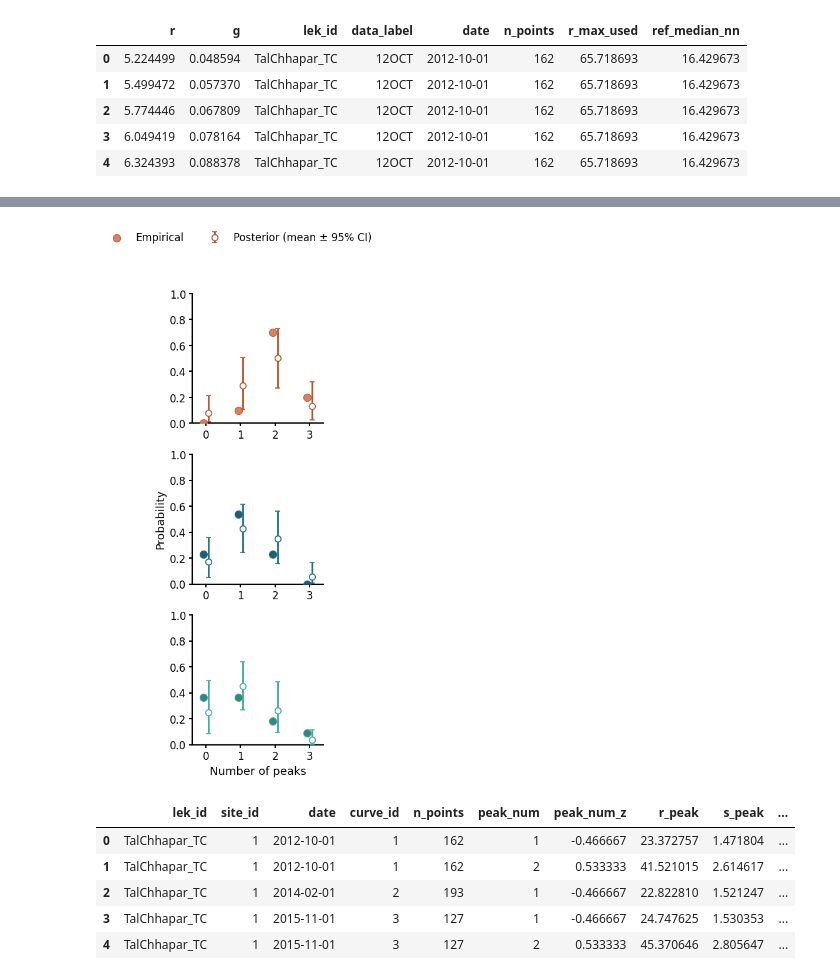
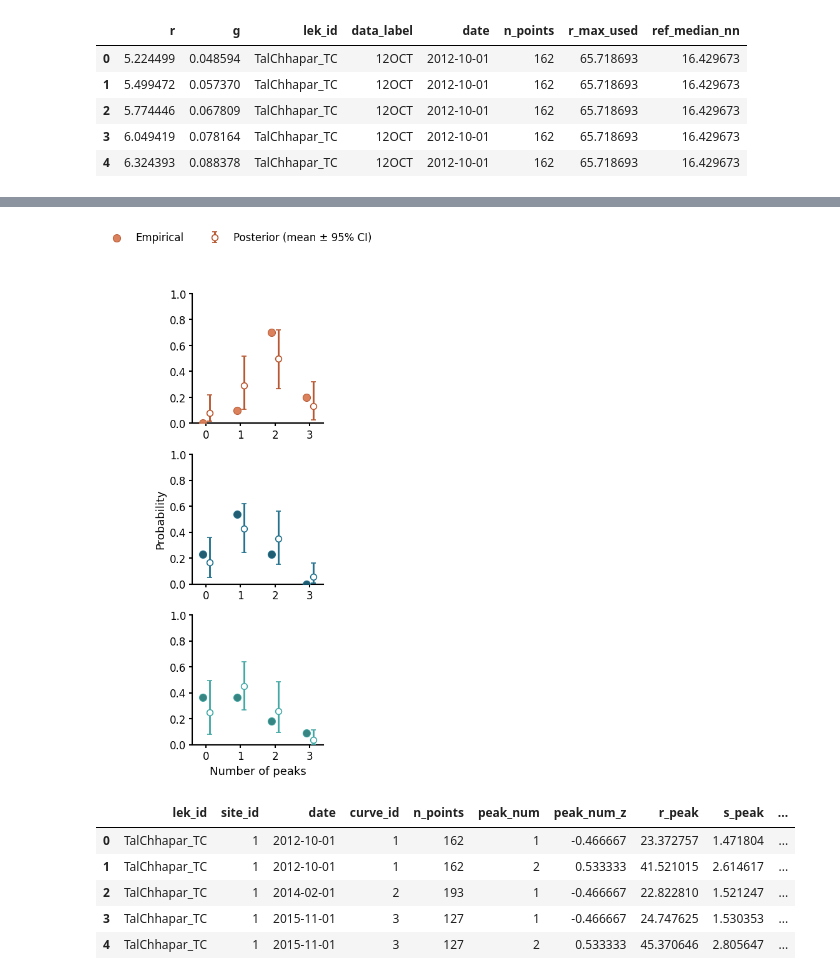
Before and after one commit to ruthviksp/territory_geometry, a Jupyter notebook: model_territory_structure.ipynb, the cells around one changed output, grey strips where cells are left out. Drawn from its saved outputs; the diff is of its cells as text; code cells hidden in the pictures.

Commit message:
finished modelling nnd

```diff
--- a/model_territory_structure.ipynb
+++ b/model_territory_structure.ipynb
@@ -214,14 +214,14 @@ for s in range(1, n_sites_post+1):
         draws = fit['p_site'][s-1, k-1, :]
         post_rows.append({
             'site_id': s, 'lek_id': site_to_lek.get(s), 'n_peaks': k-1,
-            'mean': float(np.mean(draws)), 'lo': float(np.quantile(draws, 0.025)), 'hi': float(np.quantile(draws, 0.975))})
+            'mean': float(np.mean(draws)), 'lower': float(np.quantile(draws, 0.025)), 'upper': float(np.quantile(draws, 0.975))})
 
 post = pd.DataFrame(post_rows)
 # %%
 ## Plot empirical category probabilities against posterior (mean ± 95% CI)
 fig, axes = plt.subplots(3, 1, figsize=(3, 9), sharey=True)
 
-x_offset = 0.07  # small dodge so empirical and posterior don't overlap
+x_offset = 0.1  # small dodge so empirical and posterior don't overlap
 
 for ax, lek in zip(axes, lek_labels_ordered):
     empirical_data = peak_proportions[peak_proportions['lek_id'] == lek].sort_values('n_peaks')
@@ -234,35 +234,35 @@ for ax, lek in zip(axes, lek_labels_ordered):
     ax.scatter(empirical_data['n_peaks'] - x_offset, empirical_data['prop'], s=75,
                facecolor=col_point, edgecolor=col_fill,
                linewidth=0.8, alpha=0.95, zorder=4,
                label="Empirical" if ax is axes[0] else None)
 
     # Posterior mean + 95% CI (hollow markers + error bars)
     ax.errorbar(model_posteriors['n_peaks'] + x_offset, model_posteriors['mean'],
-                yerr=[model_posteriors['mean'] - model_posteriors['lo'], model_posteriors['hi'] - model_posteriors['mean']],
+                yerr=[model_posteriors['mean'] - model_posteriors['lower'], model_posteriors['upper'] - model_posteriors['mean']],
                 fmt='o', markersize=7, mfc='white', mec=col_fill, mew=1.2,
                 color=col_fill, ecolor=col_fill, elinewidth=2, capsize=3, zorder=3,
                 label="Posterior (mean ± 95% CI)" if ax is axes[0] else None)
 
     ax.set_xticks(peak_categories)
     ax.set_xlim(-0.4, peak_categories.max() + 0.4)
     ax.set_ylim(0, 1)
 
     ax.spines['top'].set_visible(False)
     ax.spines['right'].set_visible(False)
     ax.spines['left'].set_linewidth(1.5)
     ax.spines['bottom'].set_linewidth(1.5)
     ax.tick_params(axis='both', which='major', labelsize=12, width=1.5)
 
 axes[2].set_xlabel('Number of peaks', fontsize=13)
 axes[1].set_ylabel('Probability', fontsize=13)
 
 handles, labels = axes[0].get_legend_handles_labels()
 fig.legend(handles, labels, loc='upper center', ncol=2, frameon=False, fontsize=12)
 
 plt.tight_layout(rect=[0, 0, 1, 0.90])
 plt.savefig(out_dir/'npeaks_structure.png', dpi=300, bbox_inches='tight')
 # %% [output]
-[figure, old version]
+[figure, new version]
 # %%
 ## Assign a unique curve ID for each lek × date
 curves_base['curve_id'] = np.arange(1, len(curves_base) + 1, dtype=int)
```
Also changed, not shown: parts of 3 cells of this notebook, 9 other files.
